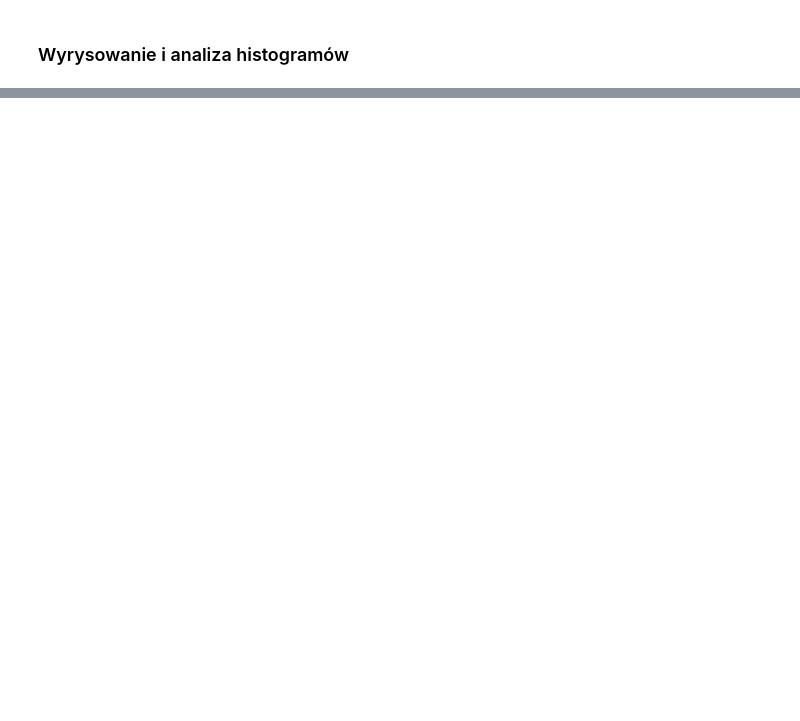
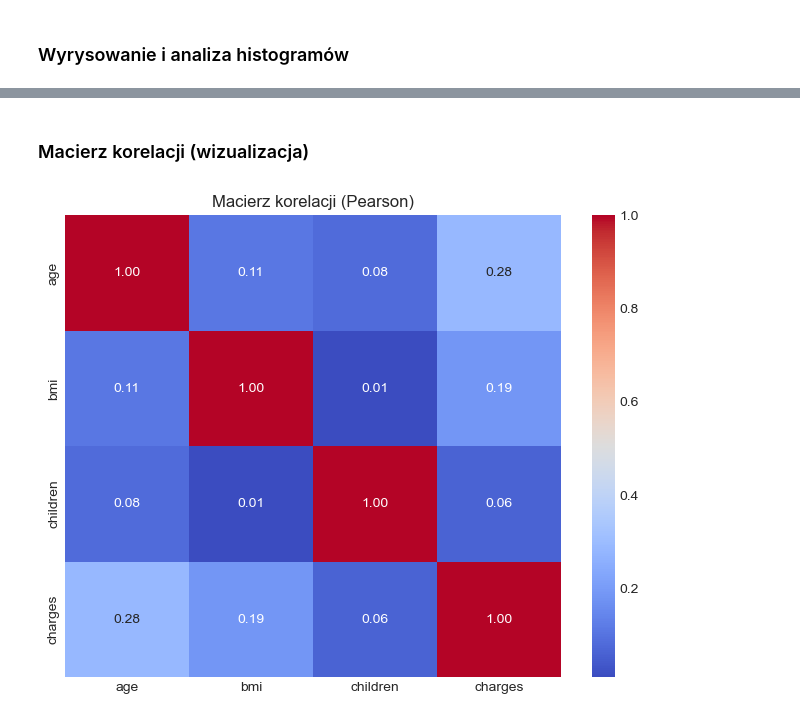
Before and after one commit to jkucaba/Medical-Cost-Personal---Regression, a Jupyter notebook: wstepne_przetwarzanie_medical_cost.ipynb, the cells around one changed output, grey strips where cells are left out. Saved outputs shown, nothing was run; the diff lists cells and outputs as text; code cells hidden in the pictures; blank space fills up the shorter version.

Commit message:
Analysis added, boxplots and sklearn impute method

```diff
--- a/wstepne_przetwarzanie_medical_cost.ipynb
+++ b/wstepne_przetwarzanie_medical_cost.ipynb
@@ -1023,0 +1130,9 @@ fig_region.show()
+# %%
+# Korelacja Pearsona (dla liniowych zależności)
+pearson_corr = data[['age','bmi','children','charges']].corr(method='pearson')
+
+# Korelacja Spearmana (dla nieliniowych i porządkowych)
+spearman_corr = data[['age','bmi','children','charges']].corr(method='spearman')
+
+print("Korelacja Pearsona:\n", pearson_corr, "\n")
+print("Korelacja Spearmana:\n", spearman_corr)
@@ -1023,0 +1153,9 @@ fig_region.show()
+# %% [markdown]
+### Macierz korelacji (wizualizacja)
+# %%
+plt.figure(figsize=(8,6))
+sns.heatmap(pearson_corr, annot=True, cmap='coolwarm', fmt=".2f")
+plt.title("Macierz korelacji (Pearson)")
+plt.show()
+# %% [output]
+[figure, added]
```
Also changed, not shown: parts of 35 cells of this notebook, 8 other files.
